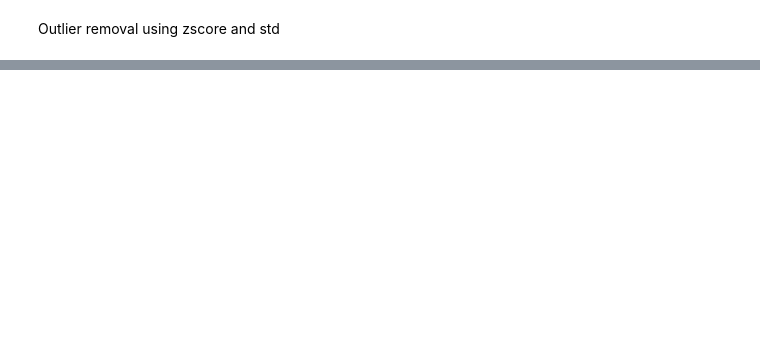
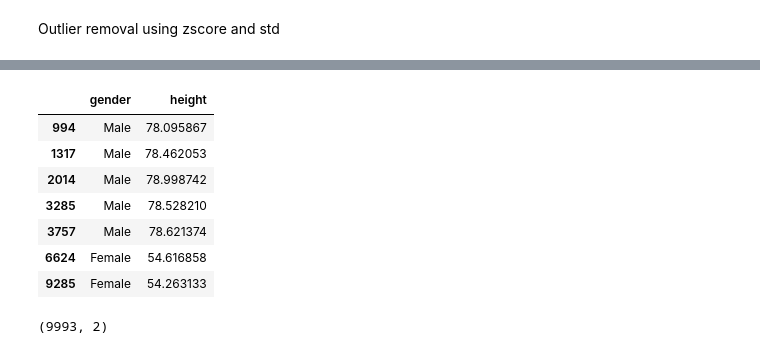
Before and after one commit to Ayomide906/test, a Jupyter notebook: maths_stats/outlier_removal_methods.ipynb, the cells around one changed output, grey strips where cells are left out. Saved outputs shown, nothing was run; the diff lists cells and outputs as text; code cells hidden in the pictures; blank space fills up the shorter version.

```diff
--- a/maths_stats/outlier_removal_methods.ipynb
+++ b/maths_stats/outlier_removal_methods.ipynb
@@ -105,0 +108,19 @@ plt.show()
+# %%
+upper_limit=df3.height.mean()+3*df3.height.std()
+lower_limit=df3.height.mean()-3*df3.height.std()
+# %%
+df3[(df3.height<lower_limit) | (df3.height> upper_limit)]   #even legitimate values can be an outlier
+# %% [output]
+|  | gender | height |
+| 994 | Male | 78.095867 |
+| 1317 | Male | 78.462053 |
+| 2014 | Male | 78.998742 |
+| 3285 | Male | 78.528210 |
+| 3757 | Male | 78.621374 |
+| 6624 | Female | 54.616858 |
+| 9285 | Female | 54.263133 |
+# %%
+df3_no_outliers=df3[(df3.height>lower_limit) & (df3.height< upper_limit)]
+df3_no_outliers.shape
+# %% [output]
+(9993, 2)
```
Also changed, not shown: parts of 5 cells of this notebook.
